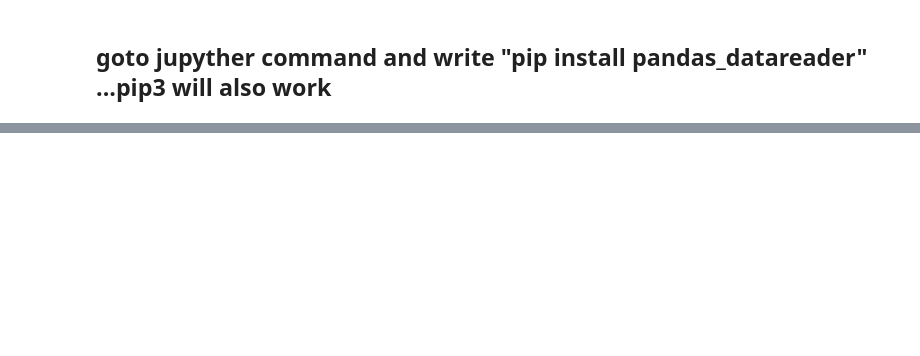
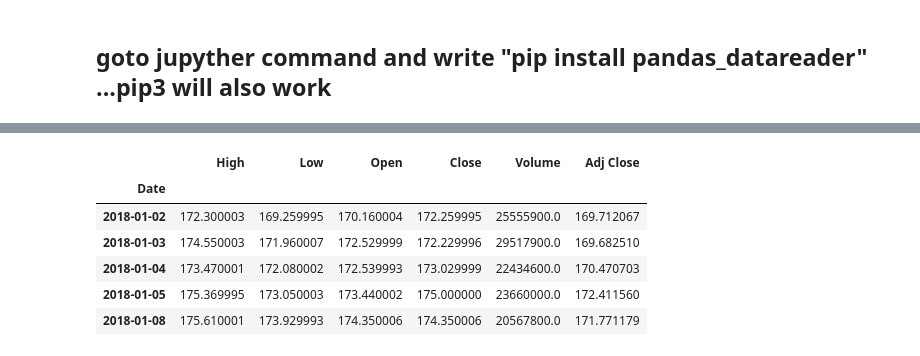
Before and after one commit to AJVA2580/xcel_python_course, a Jupyter notebook: 11 Get Stocks data.ipynb, the cells around one changed output, grey strips where cells are left out. Saved outputs shown, nothing was run; the diff lists cells and outputs as text; code cells hidden in the pictures; blank space fills up the shorter version.

```diff
--- a/11 Get Stocks data.ipynb
+++ b/11 Get Stocks data.ipynb
@@ -34,0 +48,10 @@ snps['Close'].plot(grid = True)
+# %%
+apple.head()
+# %% [output]
+|  | High | Low | Open | Close | Volume | Adj Close |
+| Date |  |  |  |  |  |  |
+| 2018-01-02 | 172.300003 | 169.259995 | 170.160004 | 172.259995 | 25555900.0 | 169.712067 |
+| 2018-01-03 | 174.550003 | 171.960007 | 172.529999 | 172.229996 | 29517900.0 | 169.682510 |
+| 2018-01-04 | 173.470001 | 172.080002 | 172.539993 | 173.029999 | 22434600.0 | 170.470703 |
+| 2018-01-05 | 175.369995 | 173.050003 | 173.440002 | 175.000000 | 23660000.0 | 172.411560 |
+| 2018-01-08 | 175.610001 | 173.929993 | 174.350006 | 174.350006 | 20567800.0 | 171.771179 |
```
Also changed, not shown: parts of 12 cells of this notebook, 6 other files.
